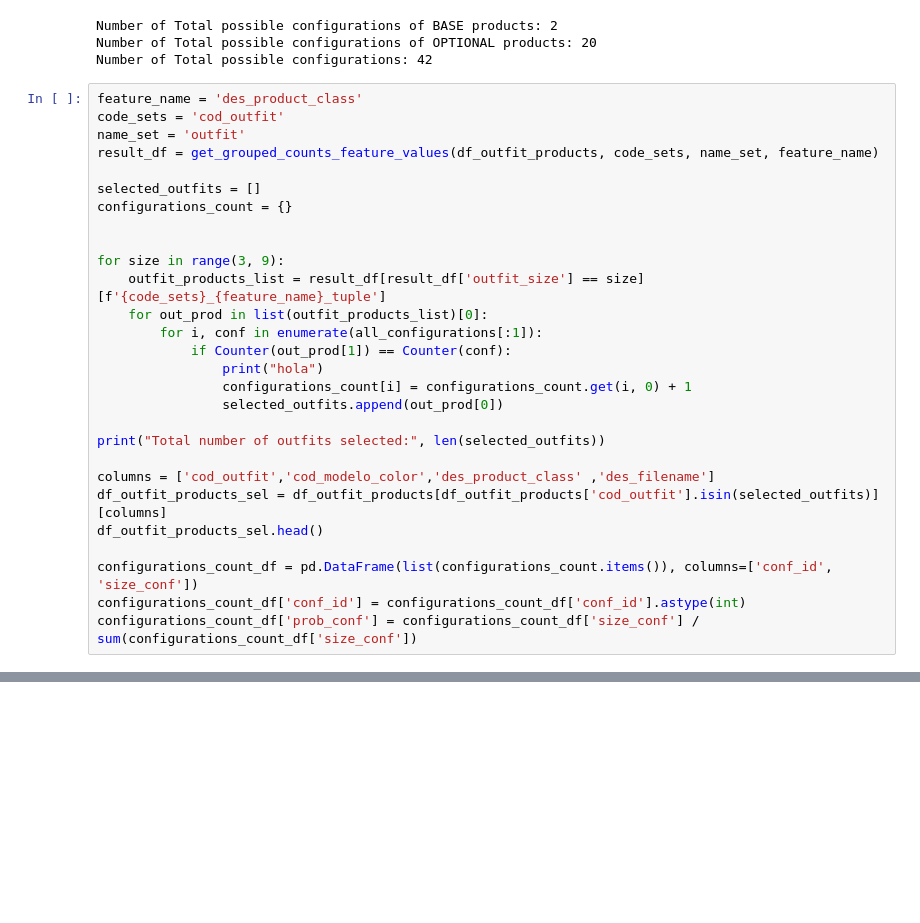
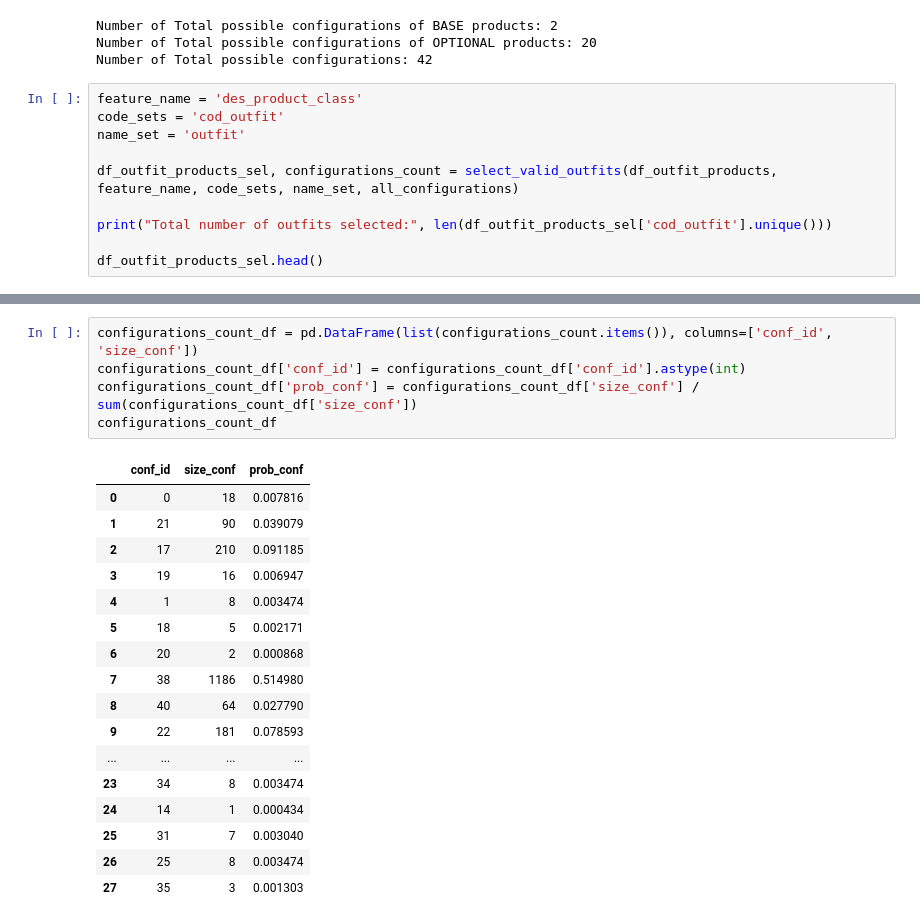
Before and after one commit to Francesco7D2/vaes-fashion-compatibility, a Jupyter notebook: notebooks/exploratory-data-analysis.ipynb, the cells around one changed output, grey strips where cells are left out. Saved outputs shown, nothing was run; the diff lists cells and outputs as text; blank space fills up the shorter version.

Commit message:
eda, load outfits

```diff
--- a/notebooks/exploratory-data-analysis.ipynb
+++ b/notebooks/exploratory-data-analysis.ipynb
@@ -422,28 +424,10 @@ Number of Total possible configurations: 42
 feature_name = 'des_product_class'
 code_sets = 'cod_outfit'
 name_set = 'outfit'
-result_df = get_grouped_counts_feature_values(df_outfit_products, code_sets, name_set, feature_name)
 
-selected_outfits = []
-configurations_count = {}
+df_outfit_products_sel, configurations_count = select_valid_outfits(df_outfit_products, feature_name, code_sets, name_set, all_configurations)
 
+print("Total number of outfits selected:", len(df_outfit_products_sel['cod_outfit'].unique()))
 
-for size in range(3, 9):
-    outfit_products_list = result_df[result_df['outfit_size'] == size][f'{code_sets}_{feature_name}_tuple']
-    for out_prod in list(outfit_products_list)[0]:
-        for i, conf in enumerate(all_configurations[:1]):
-            if Counter(out_prod[1]) == Counter(conf):
-                print("hola")
-                configurations_count[i] = configurations_count.get(i, 0) + 1
-                selected_outfits.append(out_prod[0])
-
-print("Total number of outfits selected:", len(selected_outfits))
-
-columns = ['cod_outfit','cod_modelo_color','des_product_class' ,'des_filename']
-df_outfit_products_sel = df_outfit_products[df_outfit_products['cod_outfit'].isin(selected_outfits)][columns]
 df_outfit_products_sel.head()
-
-configurations_count_df = pd.DataFrame(list(configurations_count.items()), columns=['conf_id', 'size_conf'])
-configurations_count_df['conf_id'] = configurations_count_df['conf_id'].astype(int)
-configurations_count_df['prob_conf'] = configurations_count_df['size_conf'] / sum(configurations_count_df['size_conf'])
 # %% [output]
@@ -454,0 +446,23 @@ df_outfit_products_sel
+# %%
+configurations_count_df = pd.DataFrame(list(configurations_count.items()), columns=['conf_id', 'size_conf'])
+configurations_count_df['conf_id'] = configurations_count_df['conf_id'].astype(int)
+configurations_count_df['prob_conf'] = configurations_count_df['size_conf'] / sum(configurations_count_df['size_conf'])
+configurations_count_df
+# %% [output]
+|  | conf_id | size_conf | prob_conf |
+| 0 | 0 | 18 | 0.007816 |
+| 1 | 21 | 90 | 0.039079 |
+| 2 | 17 | 210 | 0.091185 |
+| 3 | 19 | 16 | 0.006947 |
+| 4 | 1 | 8 | 0.003474 |
+| 5 | 18 | 5 | 0.002171 |
+| 6 | 20 | 2 | 0.000868 |
+| 7 | 38 | 1186 | 0.514980 |
+| 8 | 40 | 64 | 0.027790 |
+| 9 | 22 | 181 | 0.078593 |
+| ... | ... | ... | ... |
+| 23 | 34 | 8 | 0.003474 |
+| 24 | 14 | 1 | 0.000434 |
+| 25 | 31 | 7 | 0.003040 |
+| 26 | 25 | 8 | 0.003474 |
+| 27 | 35 | 3 | 0.001303 |
```
Also changed, not shown: parts of 15 cells of this notebook, 6 other files.
